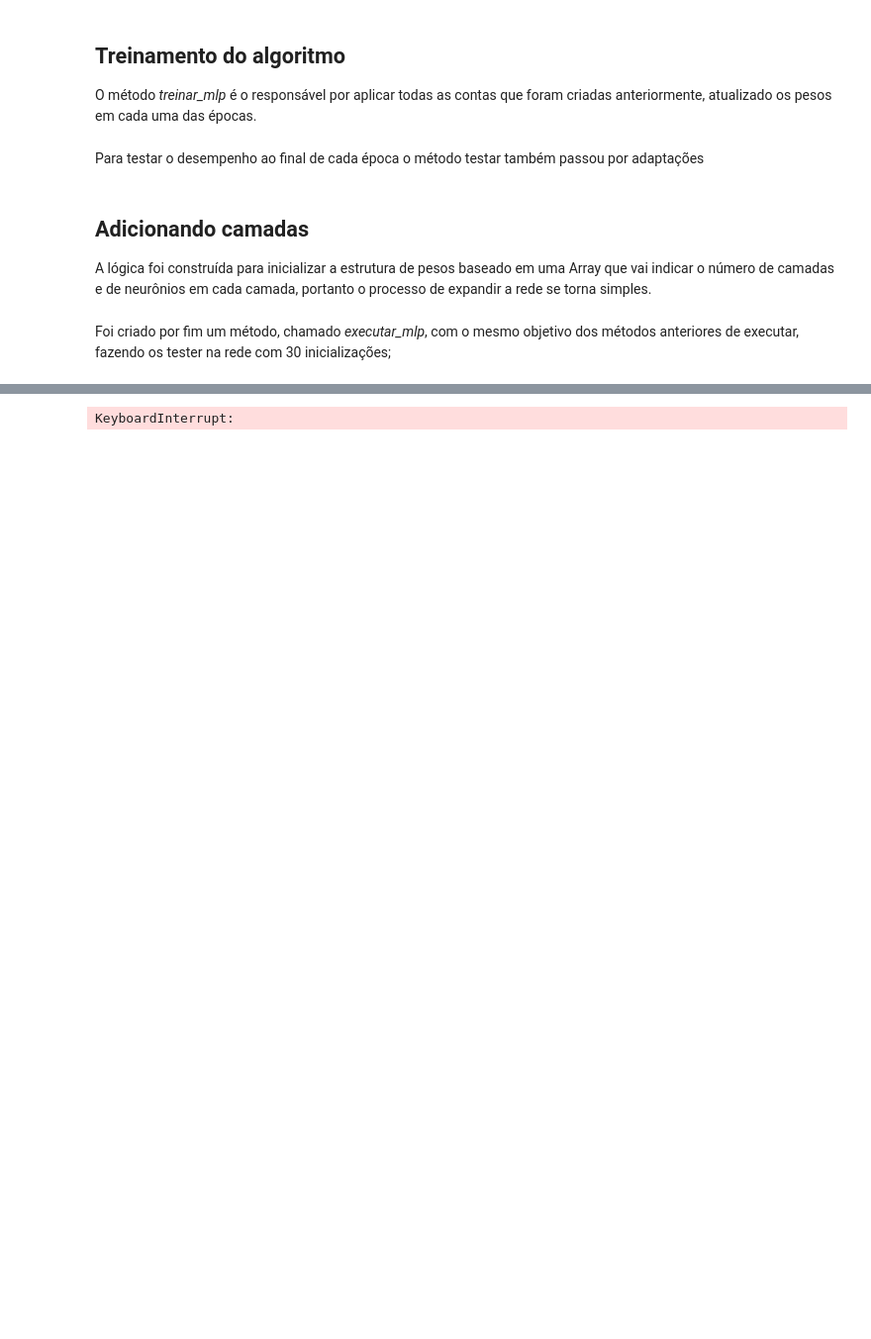
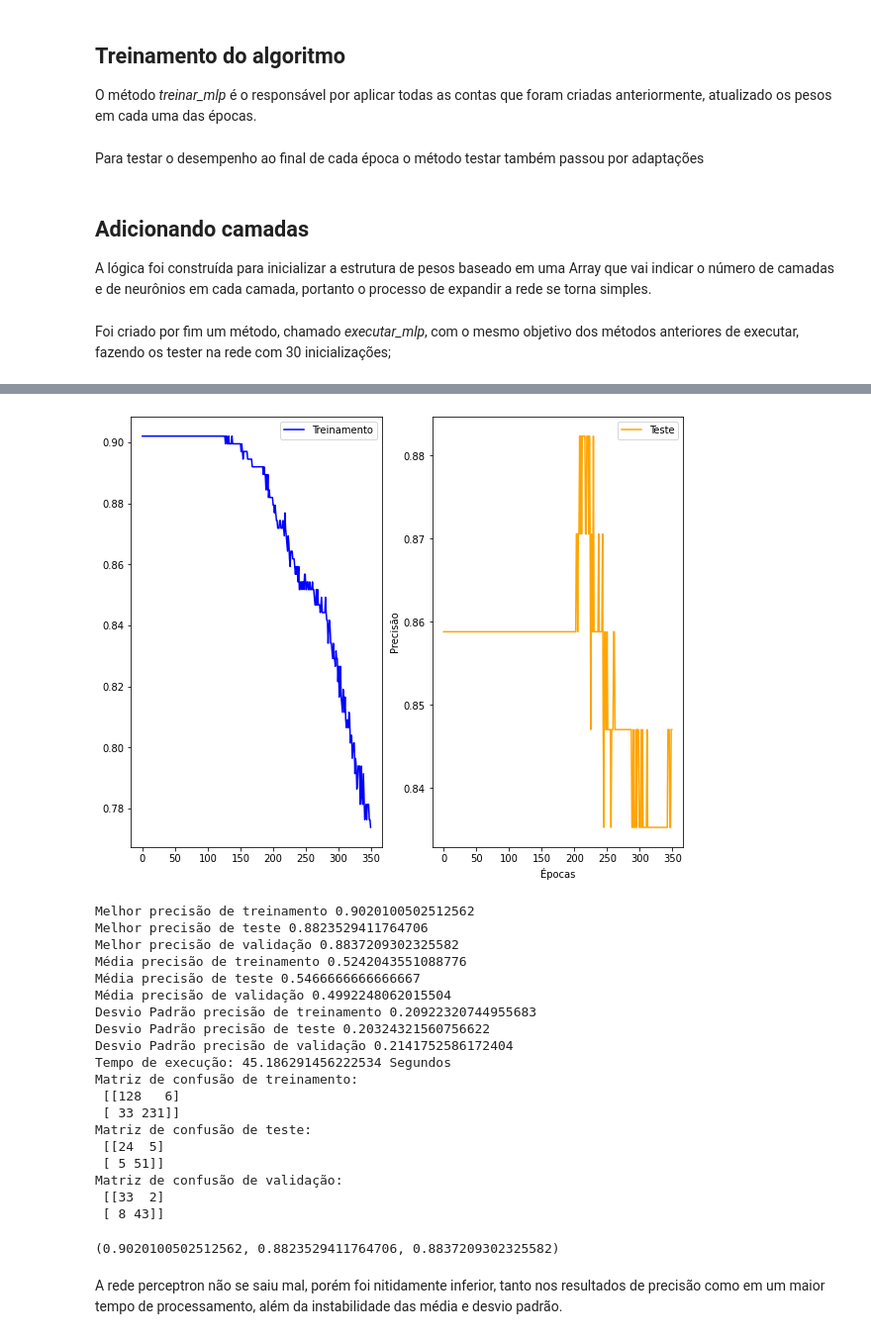
Before and after one commit to AlvaroCavalcante/computacao-bioinspirada, a Jupyter notebook: redes neurais/redes_neurais_trabalho.ipynb, the cells around one changed output, grey strips where cells are left out. Shown: that part at 99% size. Cells and saved outputs as stored; diff of their text form; code cells hidden in the pictures; blank space fills up the shorter version.

```diff
--- a/redes neurais/redes_neurais_trabalho.ipynb
+++ b/redes neurais/redes_neurais_trabalho.ipynb
@@ -1430,9 +1533,31 @@ for i in classe:
 
 classe_nova = np.array(classe_nova).reshape(len(classe), 2)
 # %%
-executar_perceptron_epoca(funcao_ativacao_sigmoid_epoca, funcao_custo_mse_epoca, 400, [-0.005, 0.005])
+executar_perceptron_epoca(funcao_ativacao_sigmoid_epoca, funcao_custo_mse_epoca, 350, [-0.005, 0.005])
 # %% [output]
+[figure, added]
-KeyboardInterrupt:
+Melhor precisão de treinamento 0.9020100502512562
+Melhor precisão de teste 0.8823529411764706
+Melhor precisão de validação 0.8837209302325582
+Média precisão de treinamento 0.5242043551088776
+Média precisão de teste 0.5466666666666667
+Média precisão de validação 0.4992248062015504
+Desvio Padrão precisão de treinamento 0.20922320744955683
+Desvio Padrão precisão de teste 0.20324321560756622
+Desvio Padrão precisão de validação 0.2141752586172404
+Tempo de execução: 45.186291456222534 Segundos
+Matriz de confusão de treinamento:
+ [[128   6]
+ [ 33 231]]
+Matriz de confusão de teste:
+ [[24  5]
+ [ 5 51]]
+Matriz de confusão de validação:
+ [[33  2]
+ [ 8 43]]
+(0.9020100502512562, 0.8823529411764706, 0.8837209302325582)
+# %% [markdown]
+A rede perceptron não se saiu mal, porém foi nitidamente inferior, tanto nos resultados de precisão como em um maior tempo de processamento, além da instabilidade das média e desvio padrão.
 # %%
 lista_parametros_epoca = { 'custo' : [funcao_custo_mse_epoca],
                       'tx_aprendizado': [0.1, 0.01, 0.0001],
```
Also changed, not shown: parts of 47 cells of this notebook.
